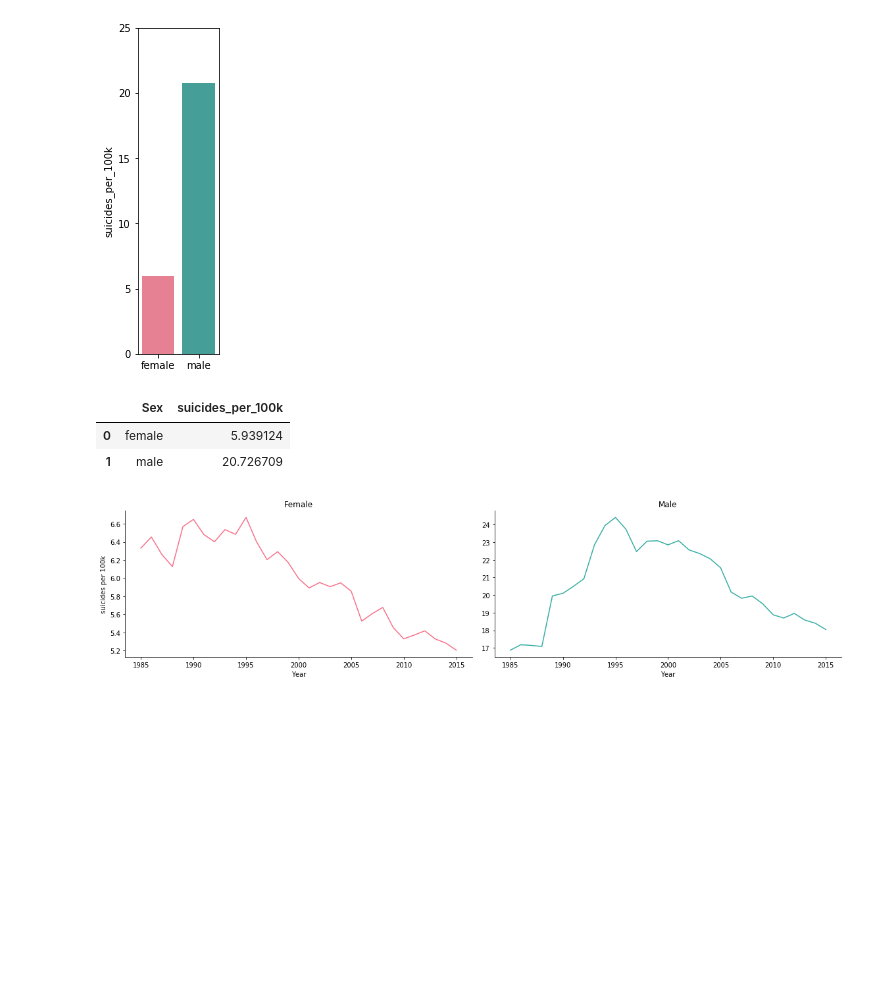
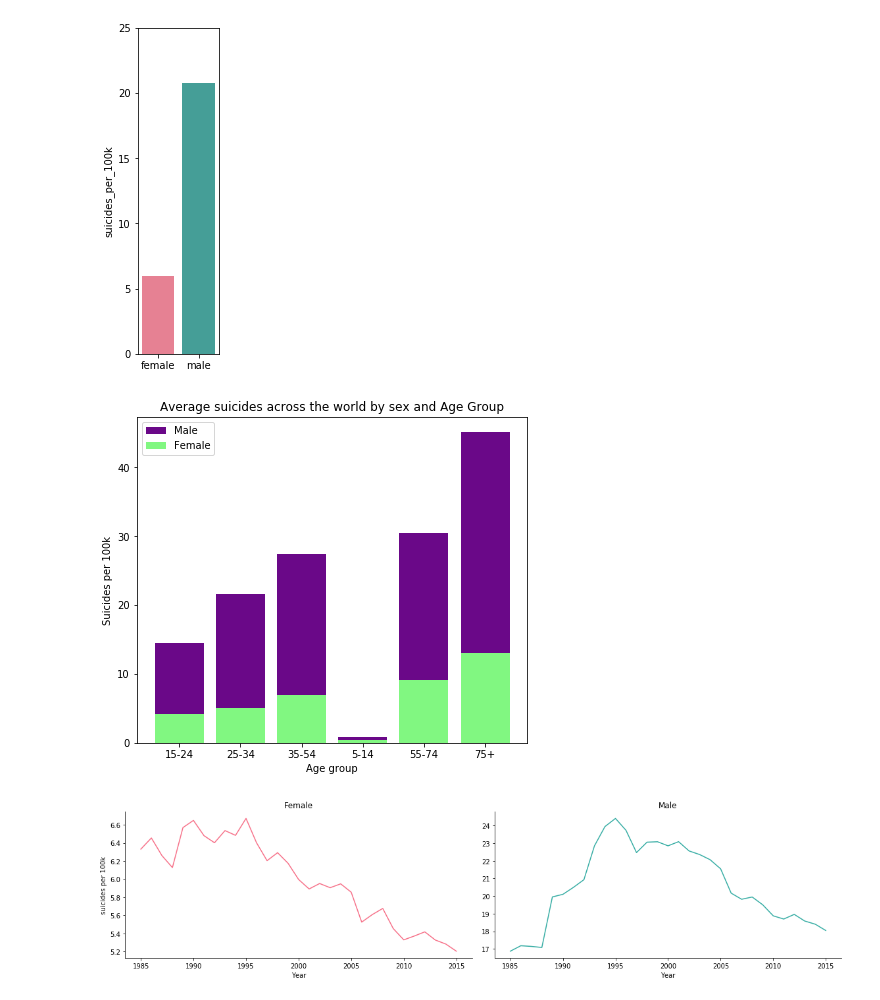
Before and after one commit to vaishali-vcs/DataScienceFoundation_Project, a Jupyter notebook: SuicideDataAnalysis.ipynb, the cells around one changed output. Drawn from its saved outputs; the diff is of its cells as text; code cells hidden in the pictures; blank space fills up the shorter version.

```diff
--- a/SuicideDataAnalysis.ipynb
+++ b/SuicideDataAnalysis.ipynb
@@ -138,12 +138,23 @@ g.set_ylim(0, 25);
 # %% [output]
 Global suicides (per 100k), by Sex
 [figure]
-# %%
-sexresults
-# %% [output]
-|  | Sex | suicides_per_100k |
-| 0 | female | 5.939124 |
-| 1 | male | 20.726709 |
+# %%
+sex_age_df = train[['Sex', 'Age', 'suicides_no','population']].groupby(['Sex', 'Age']).sum().reset_index()
+sex_age_df['suicides_per_100k'] = sex_age_df['suicides_no'] * 100000 / sex_age_df['population']
+
+age_groups = sex_age_df['Age'].unique()
+male_suicides = sex_age_df[sex_age_df['Sex'] == 'male']['suicides_per_100k']
+female_suicides = sex_age_df[sex_age_df['Sex'] == 'female']['suicides_per_100k']
+plt.figure(figsize=(7, 6))
+plt.bar(age_groups, male_suicides, label='Male', color='#6A0888');
+plt.bar(age_groups, female_suicides, label='Female', color='#81F781');
+
+plt.title('Average suicides across the world by sex and Age Group');
+plt.xlabel('Age group');
+plt.ylabel('Suicides per 100k');
+plt.legend();
+# %% [output]
+[figure, added]
 # %%
 sex_time_results = pd.DataFrame({"suicides_per_100k": train.groupby(['Year',"Sex"])['suicides_no'].sum() / train.groupby(['Year',"Sex"])['population'].sum() * 100000
                        },index=None)
```
Also changed, not shown: parts of 5 cells of this notebook.
